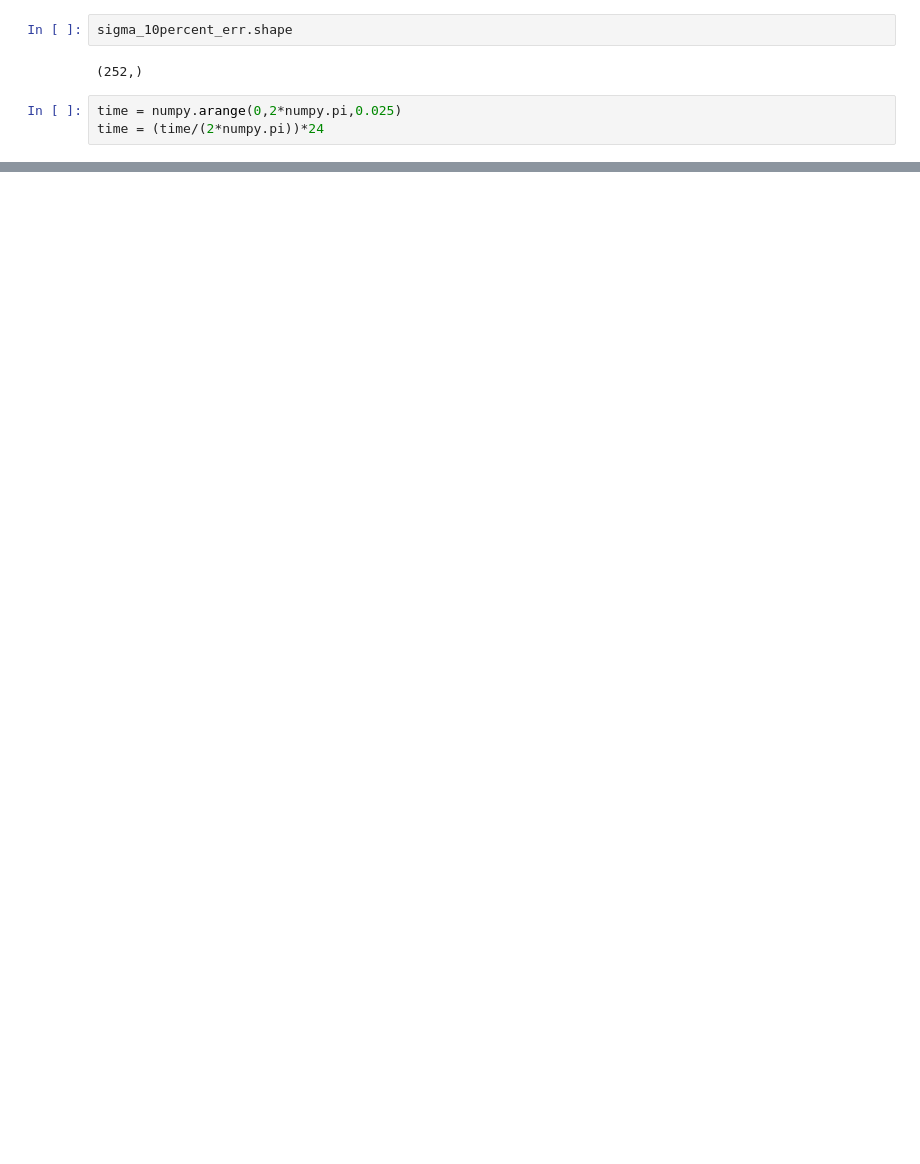
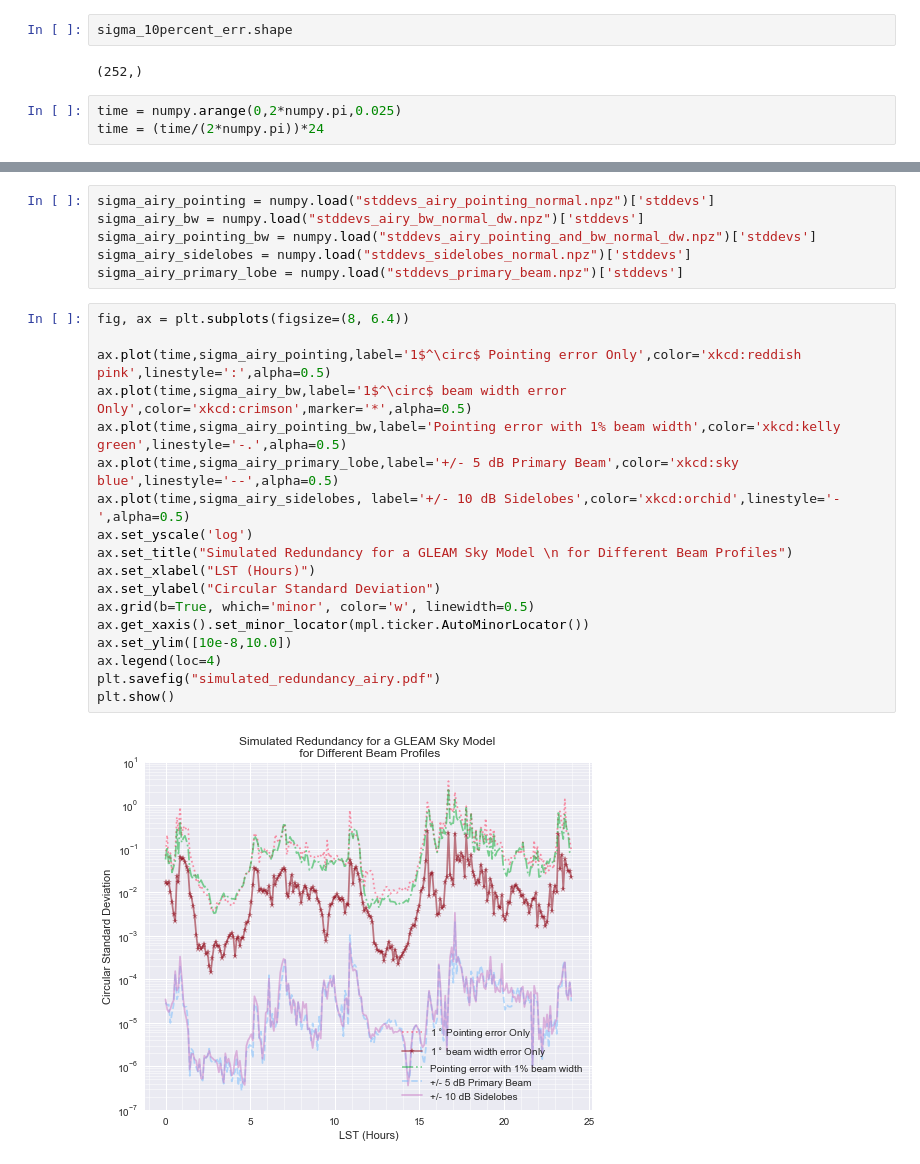
Before and after one commit to HERA-Team/ClosurePS, a Jupyter notebook: simulation/plotredundancy_model.ipynb, the cells around one changed output, grey strips where cells are left out. Drawn from its saved outputs; the diff is of its cells as text; blank space fills up the shorter version.

Commit message:
Up to date current work on modelling

```diff
--- a/simulation/plotredundancy_model.ipynb
+++ b/simulation/plotredundancy_model.ipynb
@@ -34,0 +39,26 @@ plt.show()
+# %%
+sigma_airy_pointing = numpy.load("stddevs_airy_pointing_normal.npz")['stddevs']
+sigma_airy_bw = numpy.load("stddevs_airy_bw_normal_dw.npz")['stddevs']
+sigma_airy_pointing_bw = numpy.load("stddevs_airy_pointing_and_bw_normal_dw.npz")['stddevs']
+sigma_airy_sidelobes = numpy.load("stddevs_sidelobes_normal.npz")['stddevs']
+sigma_airy_primary_lobe = numpy.load("stddevs_primary_beam.npz")['stddevs']
+# %%
+fig, ax = plt.subplots(figsize=(8, 6.4))
+
+ax.plot(time,sigma_airy_pointing,label='1$^\circ$ Pointing error Only',color='xkcd:reddish pink',linestyle=':',alpha=0.5)
+ax.plot(time,sigma_airy_bw,label='1$^\circ$ beam width error Only',color='xkcd:crimson',marker='*',alpha=0.5)
+ax.plot(time,sigma_airy_pointing_bw,label='Pointing error with 1% beam width',color='xkcd:kelly green',linestyle='-.',alpha=0.5)
+ax.plot(time,sigma_airy_primary_lobe,label='+/- 5 dB Primary Beam',color='xkcd:sky blue',linestyle='--',alpha=0.5)
+ax.plot(time,sigma_airy_sidelobes, label='+/- 10 dB Sidelobes',color='xkcd:orchid',linestyle='-',alpha=0.5)
+ax.set_yscale('log')
+ax.set_title("Simulated Redundancy for a GLEAM Sky Model \n for Different Beam Profiles")
+ax.set_xlabel("LST (Hours)")
+ax.set_ylabel("Circular Standard Deviation")
+ax.grid(b=True, which='minor', color='w', linewidth=0.5)
+ax.get_xaxis().set_minor_locator(mpl.ticker.AutoMinorLocator())
+ax.set_ylim([10e-8,10.0])
+ax.legend(loc=4)
+plt.savefig("simulated_redundancy_airy.pdf")
+plt.show()
+# %% [output]
+[figure, added]
```
Also changed, not shown: parts of 3 cells of this notebook, 7 other files.
